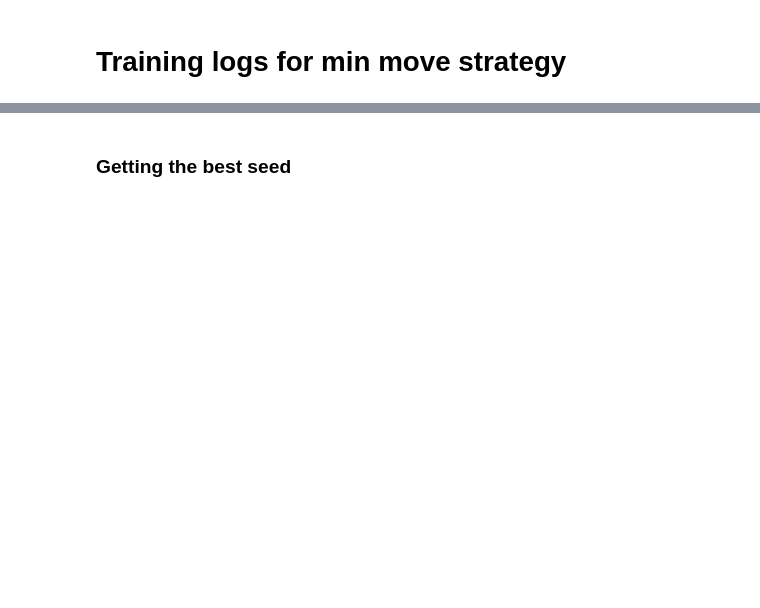
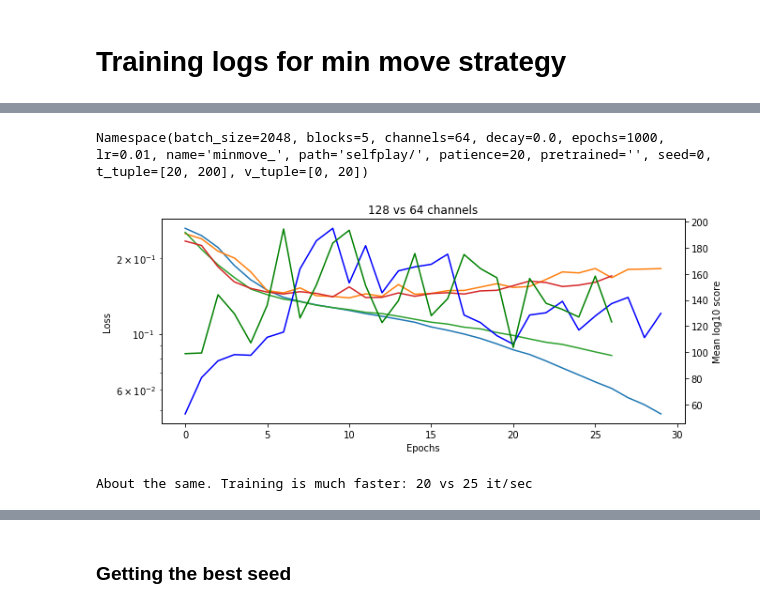
Before and after one commit to fqjin/2048NN, a Jupyter notebook: notebooks/training_logs.ipynb, the cells around one changed output, grey strips where cells are left out. Cells and saved outputs as stored; diff of their text form; code cells hidden in the pictures; blank space fills up the shorter version.

```diff
--- a/notebooks/training_logs.ipynb
+++ b/notebooks/training_logs.ipynb
@@ -419,0 +8,26 @@ Not any better
+# %%
+def plot2(name0, name1, title):
+    logs0 = np.load(name0, allow_pickle=True)
+    logs1 = np.load(name1, allow_pickle=True)
+    print(logs1['params'])
+    t_loss0 = logs0['t_loss']
+    v_loss0 = logs0['v_loss']
+    scores0 = logs0['min_move']
+    t_loss1 = logs1['t_loss']
+    v_loss1 = logs1['v_loss']
+    scores1 = logs1['min_move']
+    epochs0 = np.arange(len(t_loss0))
+    epochs1 = np.arange(len(t_loss1))
+
+    fig, ax1 = plt.subplots(figsize=(10, 4))
+    ax2 = ax1.twinx()
+    ax1.semilogy(epochs0, t_loss0, epochs0, v_loss0)
+    ax1.semilogy(epochs1, t_loss1, epochs1, v_loss1)
+    ax1.set_xlabel('Epochs')
+    ax1.set_ylabel('Loss')
+    ax2.plot(epochs0, scores0, color='b')
+    ax2.plot(epochs1, scores1, color='g')
+    ax2.set_xlabel('Epochs')
+    ax2.set_ylabel('Mean log10 score')
+    plt.title(title)
+    plt.show()
@@ -419,0 +59,9 @@ Not any better
+# %%
+plot2('20200126/minmove_20_200_c128b5_p20_bs2048lr0.01d0.0_s0.npz',
+      '20200126/minmove_20_200_c64b5_p20_bs2048lr0.01d0.0_s0.npz',
+      '128 vs 64 channels')
+print('''About the same. Training is much faster: 20 vs 25 it/sec''')
+# %% [output]
+Namespace(batch_size=2048, blocks=5, channels=64, decay=0.0, epochs=1000, lr=0.01, name='minmove_', path='selfplay/', patience=20, pretrained='', seed=0, t_tuple=[20, 200], v_tuple=[0, 20])
+[figure, added]
+About the same. Training is much faster: 20 vs 25 it/sec
```
Also changed, not shown: parts of 78 cells of this notebook, 3 other files.
